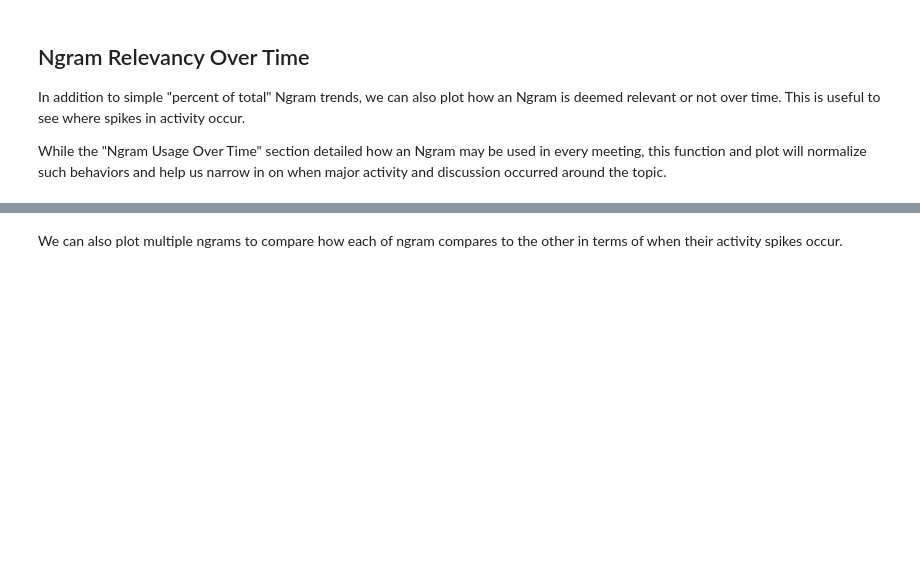
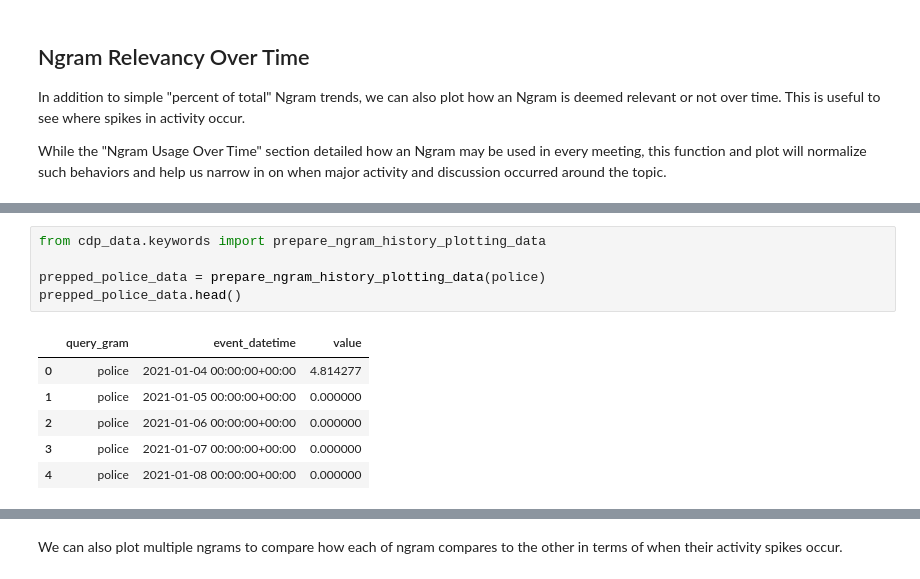
Before and after one commit to CouncilDataProject/cdp-data, a Jupyter notebook: notebooks/plot_keyword_history.ipynb, the cells around one changed output, grey strips where cells are left out. Cells and saved outputs as stored; diff of their text form; blank space fills up the shorter version.

```diff
--- a/notebooks/plot_keyword_history.ipynb
+++ b/notebooks/plot_keyword_history.ipynb
@@ -33,3 +39,15 @@ police[["event_datetime", "value", "query_gram"]].head()
+# %%
+from cdp_data.keywords import prepare_ngram_history_plotting_data
+
+prepped_police_data = prepare_ngram_history_plotting_data(police)
+prepped_police_data.head()
+# %% [output]
+|  | query_gram | event_datetime | value |
+| 0 | police | 2021-01-04 00:00:00+00:00 | 4.814277 |
+| 1 | police | 2021-01-05 00:00:00+00:00 | 0.000000 |
+| 2 | police | 2021-01-06 00:00:00+00:00 | 0.000000 |
+| 3 | police | 2021-01-07 00:00:00+00:00 | 0.000000 |
+| 4 | police | 2021-01-08 00:00:00+00:00 | 0.000000 |
 # %%
 import altair as alt
 
```
Also changed, not shown: parts of 6 cells of this notebook.
